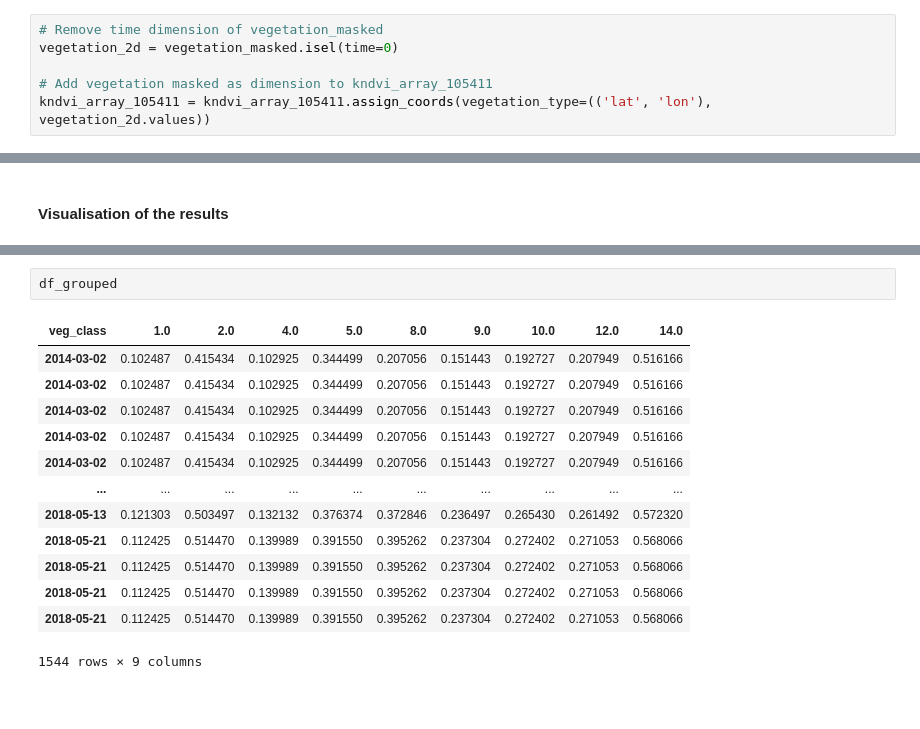
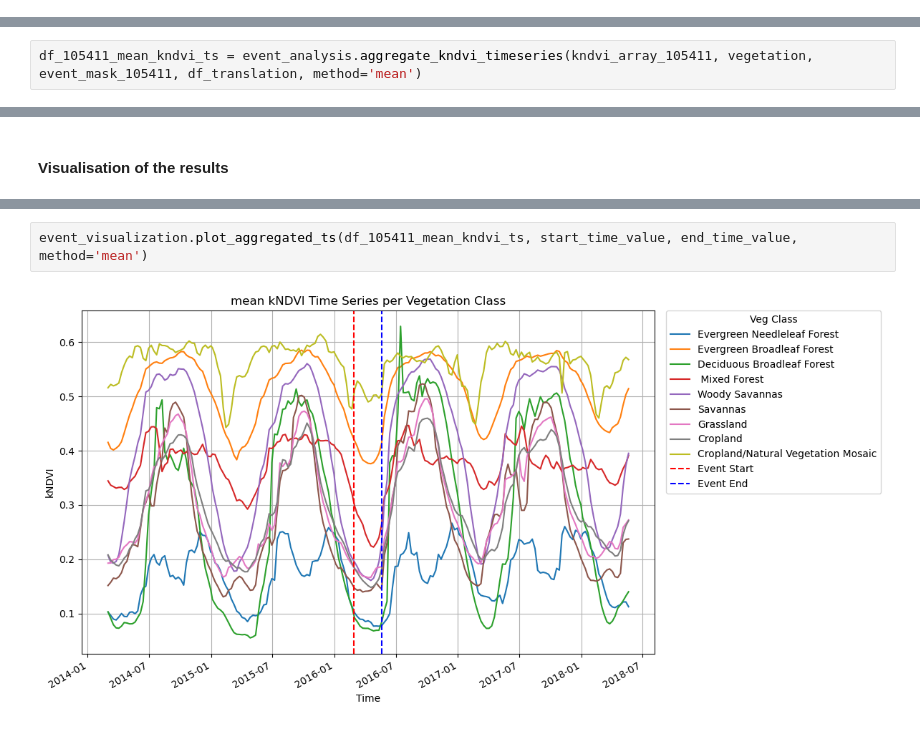
Before and after one commit to bgrandt/masters_thesis, a Jupyter notebook: 4_aggregation.ipynb, the cells around one changed output, grey strips where cells are left out. Drawn from its saved outputs; the diff is of its cells as text; blank space fills up the shorter version.

Commit message:
added aggregation and plotting for aggregated ts functions to utils

```diff
--- a/4_aggregation.ipynb
+++ b/4_aggregation.ipynb
@@ -172,6 +155,0 @@ vegetation_masked.plot()
-# %%
-# Remove time dimension of vegetation_masked
-vegetation_2d = vegetation_masked.isel(time=0)
-
-# Add vegetation masked as dimension to kndvi_array_105411
-kndvi_array_105411 = kndvi_array_105411.assign_coords(vegetation_type=(('lat', 'lon'), vegetation_2d.values))
@@ -212,0 +156,2 @@ df_grouped.index = pd.to_datetime(df_grouped.index)
+# %%
+df_105411_mean_kndvi_ts = event_analysis.aggregate_kndvi_timeseries(kndvi_array_105411, vegetation, event_mask_105411, df_translation, method='mean')
@@ -265,16 +166,4 @@ df_translation
-# %%
-df_grouped
-# %% [output]
-| veg_class | 1.0 | 2.0 | 4.0 | 5.0 | 8.0 | 9.0 | 10.0 | 12.0 | 14.0 |
-| 2014-03-02 | 0.102487 | 0.415434 | 0.102925 | 0.344499 | 0.207056 | 0.151443 | 0.192727 | 0.207949 | 0.516166 |
-| 2014-03-02 | 0.102487 | 0.415434 | 0.102925 | 0.344499 | 0.207056 | 0.151443 | 0.192727 | 0.207949 | 0.516166 |
-| 2014-03-02 | 0.102487 | 0.415434 | 0.102925 | 0.344499 | 0.207056 | 0.151443 | 0.192727 | 0.207949 | 0.516166 |
-| 2014-03-02 | 0.102487 | 0.415434 | 0.102925 | 0.344499 | 0.207056 | 0.151443 | 0.192727 | 0.207949 | 0.516166 |
-| 2014-03-02 | 0.102487 | 0.415434 | 0.102925 | 0.344499 | 0.207056 | 0.151443 | 0.192727 | 0.207949 | 0.516166 |
-| ... | ... | ... | ... | ... | ... | ... | ... | ... | ... |
-| 2018-05-13 | 0.121303 | 0.503497 | 0.132132 | 0.376374 | 0.372846 | 0.236497 | 0.265430 | 0.261492 | 0.572320 |
-| 2018-05-21 | 0.112425 | 0.514470 | 0.139989 | 0.391550 | 0.395262 | 0.237304 | 0.272402 | 0.271053 | 0.568066 |
-| 2018-05-21 | 0.112425 | 0.514470 | 0.139989 | 0.391550 | 0.395262 | 0.237304 | 0.272402 | 0.271053 | 0.568066 |
-| 2018-05-21 | 0.112425 | 0.514470 | 0.139989 | 0.391550 | 0.395262 | 0.237304 | 0.272402 | 0.271053 | 0.568066 |
-| 2018-05-21 | 0.112425 | 0.514470 | 0.139989 | 0.391550 | 0.395262 | 0.237304 | 0.272402 | 0.271053 | 0.568066 |
-1544 rows × 9 columns
+# %%
+event_visualization.plot_aggregated_ts(df_105411_mean_kndvi_ts, start_time_value, end_time_value, method='mean')
+# %% [output]
+[figure, added]
```
Also changed, not shown: parts of 10 cells of this notebook, 2 other files.
